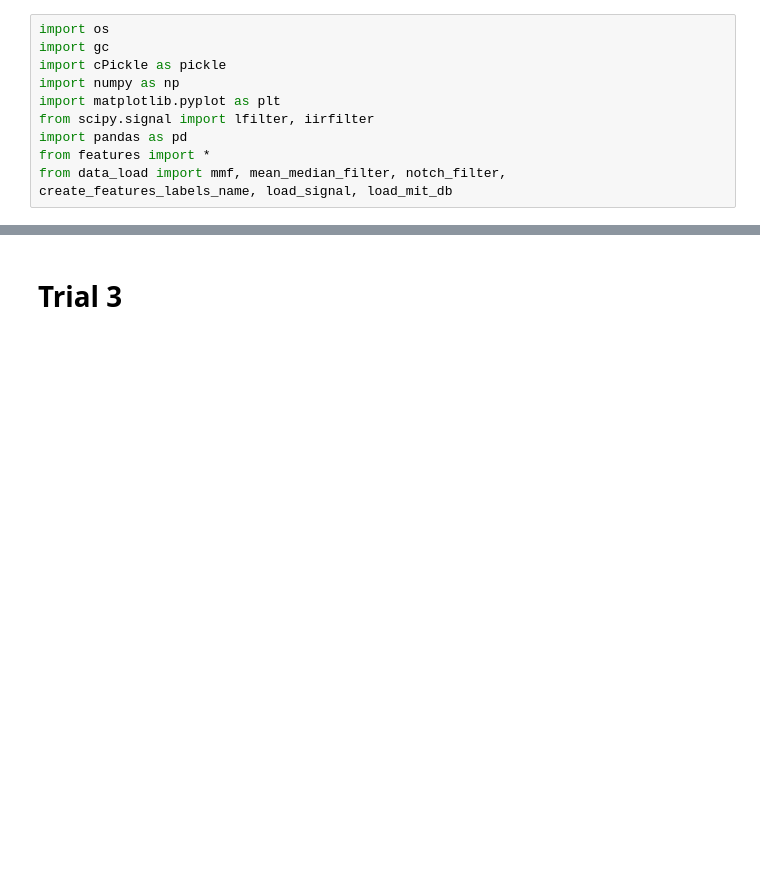
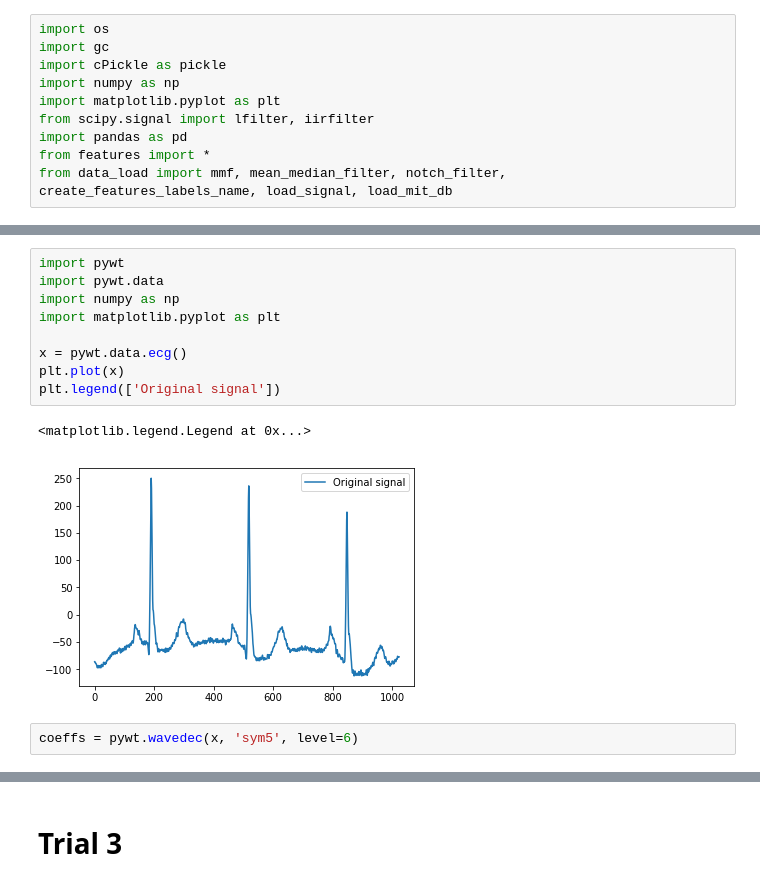
Before and after one commit to deepzx987/Classification, a Jupyter notebook: Untitled.ipynb, the cells around one changed output, grey strips where cells are left out. Saved outputs shown, nothing was run; the diff lists cells and outputs as text; blank space fills up the shorter version.

```diff
--- a/Untitled.ipynb
+++ b/Untitled.ipynb
@@ -84,0 +125,14 @@ print eval_patient_num_beats.shape
+# %%
+import pywt
+import pywt.data
+import numpy as np
+import matplotlib.pyplot as plt
+
+x = pywt.data.ecg()
+plt.plot(x)
+plt.legend(['Original signal'])
+# %% [output]
+<matplotlib.legend.Legend at 0x...>
+[figure, added]
+# %%
+coeffs = pywt.wavedec(x, 'sym5', level=6)
```
Also changed, not shown: parts of 13 cells of this notebook, 2 other files.
